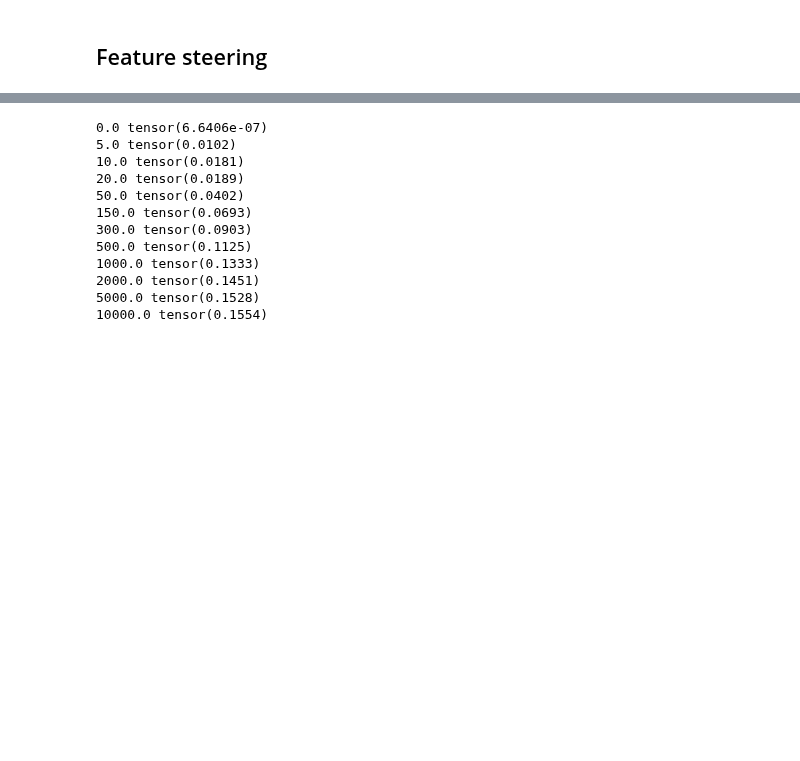
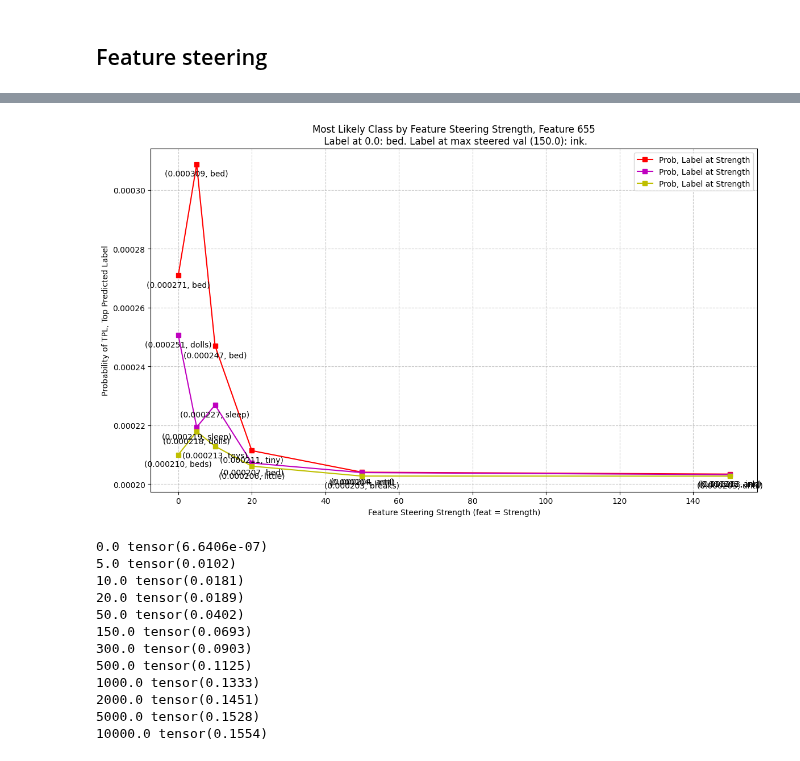
Before and after one commit to soniajoseph/ViT-Prisma, a Jupyter notebook: src/vit_prisma/sae/evals/feature_steering-get-curve-done-well.ipynb, the cells around one changed output, grey strips where cells are left out. Cells and saved outputs as stored; diff of their text form; code cells hidden in the pictures; blank space fills up the shorter version.

```diff
--- a/src/vit_prisma/sae/evals/feature_steering-get-curve-done-well.ipynb
+++ b/src/vit_prisma/sae/evals/feature_steering-get-curve-done-well.ipynb
@@ -807,0 +703,82 @@ plt.show()
+# %%
+# top-k logits chart
+i = 0
+# 0: python, 3: bowl, 4: bed, 6: guinea
+image_idx = 4
+feat_num = feat_num
+
+# to iterate over many features:
+# for feat_num in steering_strength_image_results[str(steering_strength)].keys():
+
+print(f"=====================\nfeat_num: {feat_num}")
+feat_num_concept_arr = []
+feat_num_concept_arr_2 = []
+feat_num_concept_arr_3 = []
+feat_num_prob_arr = []
+feat_num_prob_arr_2 = []
+feat_num_prob_arr_3 = []
+for dict_key in steering_strengths:
+    # image, tuple position, idx of top-k
+    # modify this to do top-k at some point
+    print(str(dict_key), steering_strength_image_results[str(dict_key)][feat_num][image_idx][0][0])
+    feat_num_concept_arr.append((dict_key, steering_strength_image_results[str(dict_key)][feat_num][image_idx][0][0]))
+    feat_num_concept_arr_2.append((dict_key, steering_strength_image_results[str(dict_key)][feat_num][image_idx][0][1]))
+    feat_num_concept_arr_3.append((dict_key, steering_strength_image_results[str(dict_key)][feat_num][image_idx][0][2]))
+    print(str(dict_key), steering_strength_image_results[str(dict_key)][feat_num][image_idx][1][0].item())
+    feat_num_prob_arr.append((dict_key, steering_strength_image_results[str(dict_key)][feat_num][image_idx][1][0].item()))
+    feat_num_prob_arr_2.append((dict_key, steering_strength_image_results[str(dict_key)][feat_num][image_idx][1][1].item()))
+    feat_num_prob_arr_3.append((dict_key, steering_strength_image_results[str(dict_key)][feat_num][image_idx][1][2].item()))
+
+
+# Sample data
+x = [tup[0] for tup in sorted(feat_num_concept_arr)]
+y1 = [tup[1] for tup in sorted(feat_num_concept_arr)]
+y2 = [tup[1] for tup in sorted(feat_num_prob_arr)]
+y1_2 = [tup[1] for tup in sorted(feat_num_concept_arr_2)]
+y2_2 = [tup[1] for tup in sorted(feat_num_prob_arr_2)]
+y1_3 = [tup[1] for tup in sorted(feat_num_concept_arr_3)]
+y2_3 = [tup[1] for tup in sorted(feat_num_prob_arr_3)]
+
+# Create the plot
+plt.figure(figsize=(12, 9))
+
+# Plot each line with different colors and markers
+plt.plot(np.array(x), y2, 'rs-', label='Prob, Label at Strength')  # Red line with squares
+plt.plot(np.array(x), y2_2, 'ms-', label='Prob, Label at Strength')  # Red line with squares
+plt.plot(np.array(x), y2_3, 'ys-', label='Prob, Label at Strength')  # Red line with squares
+
+# Label each point
+for i in range(len(x)):
+    # Labels for series
+    plt.annotate(f'({y2[i]:01f}, {y1[i]})',
+                (x[i], y2[i]),
+                textcoords="offset points",
+                xytext=(0,-15),
+                ha='center')
+    plt.annotate(f'({y2_2[i]:01f}, {y1_2[i]})',
+                (x[i], y2_2[i]),
+                textcoords="offset points",
+                xytext=(0,-15),
+                ha='center')
+    plt.annotate(f'({y2_3[i]:01f}, {y1_3[i]})',
+                (x[i], y2_3[i]),
+                textcoords="offset points",
+                xytext=(0,-15),
+                ha='center')
+
+# Customize the plot
+plt.xlabel('Feature Steering Strength (feat = Strength)')
+plt.ylabel('Probability of TPL, Top Predicted Label')
+plt.title(f'Most Likely Class by Feature Steering Strength, Feature {feat_num}\n Label at 0.0: {steering_strength_image_results[str(0.0)][feat_num][image_idx][0][0]}. Label at max steered val ({str(max(steering_strengths))}): {steering_strength_image_results[str(max(steering_strengths))][feat_num][image_idx][0][0]}.')
+plt.legend()
+plt.grid(True, linestyle='--', alpha=0.7)
+
+# Adjust layout to prevent label overlap
+plt.tight_layout()
+
+
+# plt.savefig("test.svg")
+
+# Show the plot
+plt.show()
+# %% [output]
@@ -808,3 +799,4 @@ plt.show()
+[figure, added]
 # %%
 # Steerability metric
 # %%
```
Also changed, not shown: parts of 5 cells of this notebook.
